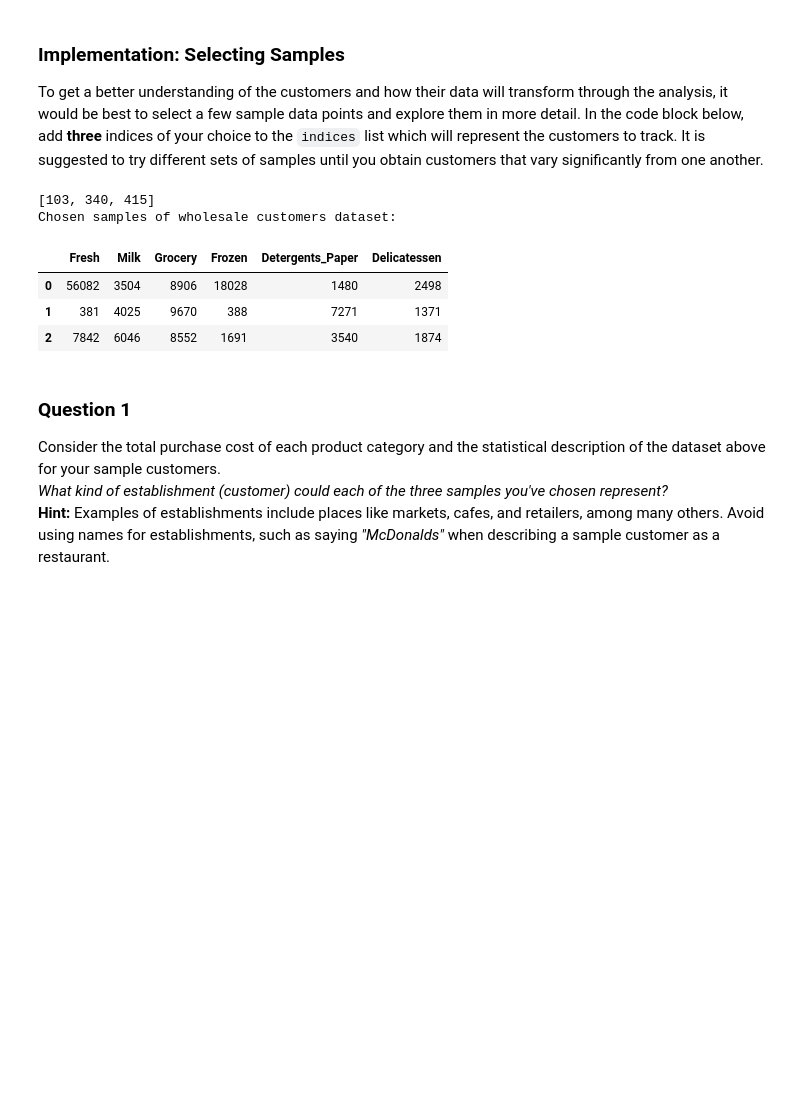
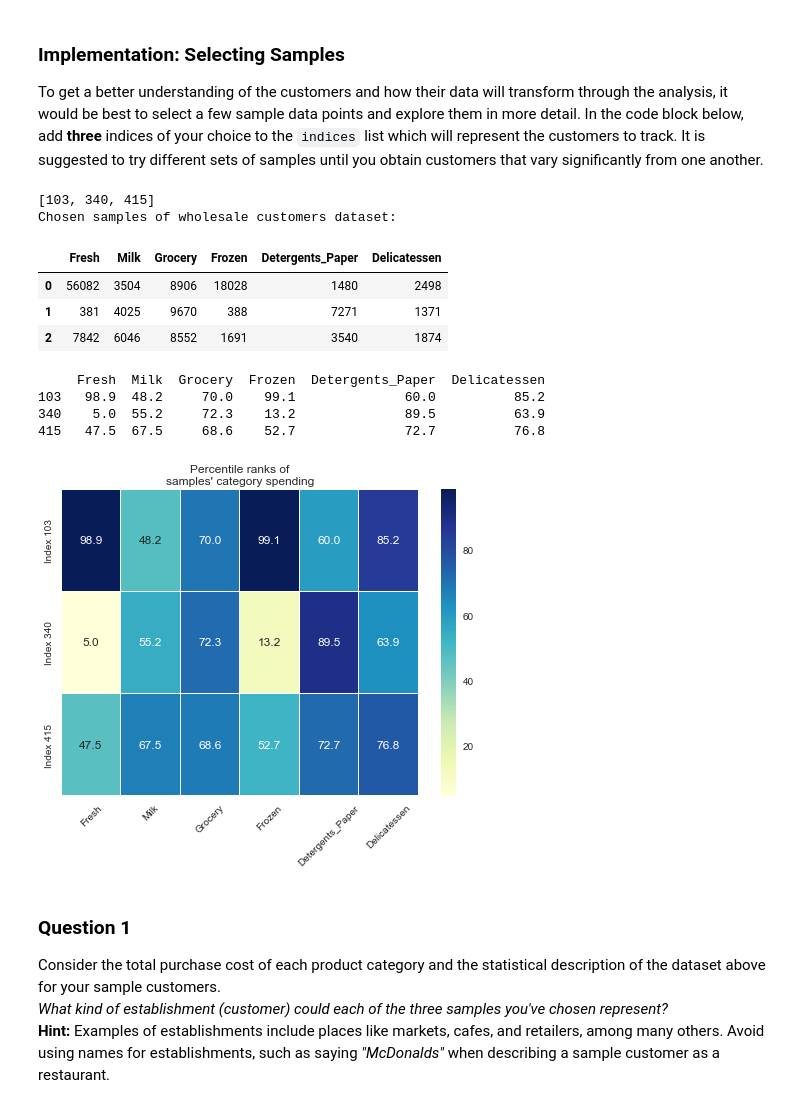
Before and after one commit to aa256/udacity_ML_project3_creating_customer_segments, a Jupyter notebook: customer_segments.ipynb, the cells around one changed output. Drawn from its saved outputs; the diff is of its cells as text; code cells hidden in the pictures; blank space fills up the shorter version.

Commit message:
Modified per review suggestions.

```diff
--- a/customer_segments.ipynb
+++ b/customer_segments.ipynb
@@ -59,24 +59,43 @@ To get a better understanding of the customers and how their data will transform
 # %%
 # TODO: Select three indices of your choice you wish to sample from the dataset
 from random import randint
+
 S = {};
 while len(S) < 3:
     S[randint(1,440)]=1
 indices = S.keys()
 indices = [103,340,415]
 print indices
 
 # Create a DataFrame of the chosen samples
 samples = pd.DataFrame(data.loc[indices], columns = data.keys()).reset_index(drop = True)
 print "Chosen samples of wholesale customers dataset:"
 display(samples)
+
+# The following is taken from my project's first review
+import matplotlib.pyplot as plt
+import seaborn as sns
+
+# look at percentile ranks
+pcts = 100. * data.rank(axis=0, pct=True).iloc[indices].round(decimals=3)
+print pcts
+
+# visualize percentiles with heatmap
+sns.heatmap(pcts, yticklabels=['Index '+str(x) for x in indices], annot=True, linewidth=.1, vmax=99, fmt='.1f', cmap='YlGnBu')
+plt.title('Percentile ranks of\nsamples\' category spending')
+plt.xticks(rotation=45, ha='center');
 # %% [output]
 [103, 340, 415]
 Chosen samples of wholesale customers dataset:
 |  | Fresh | Milk | Grocery | Frozen | Detergents_Paper | Delicatessen |
 | 0 | 56082 | 3504 | 8906 | 18028 | 1480 | 2498 |
 | 1 | 381 | 4025 | 9670 | 388 | 7271 | 1371 |
 | 2 | 7842 | 6046 | 8552 | 1691 | 3540 | 1874 |
+     Fresh  Milk  Grocery  Frozen  Detergents_Paper  Delicatessen
+103   98.9  48.2     70.0    99.1              60.0          85.2
+340    5.0  55.2     72.3    13.2              89.5          63.9
+415   47.5  67.5     68.6    52.7              72.7          76.8
+[figure, added]
 # %% [markdown]
 ### Question 1
 Consider the total purchase cost of each product category and the statistical description of the dataset above for your sample customers.
```
Also changed, not shown: parts of 16 cells of this notebook, 2 other files.
